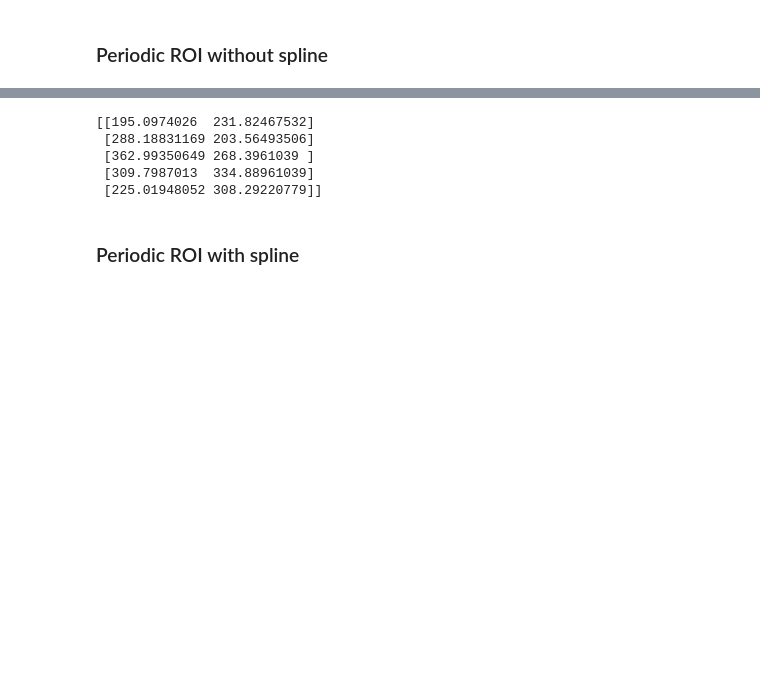
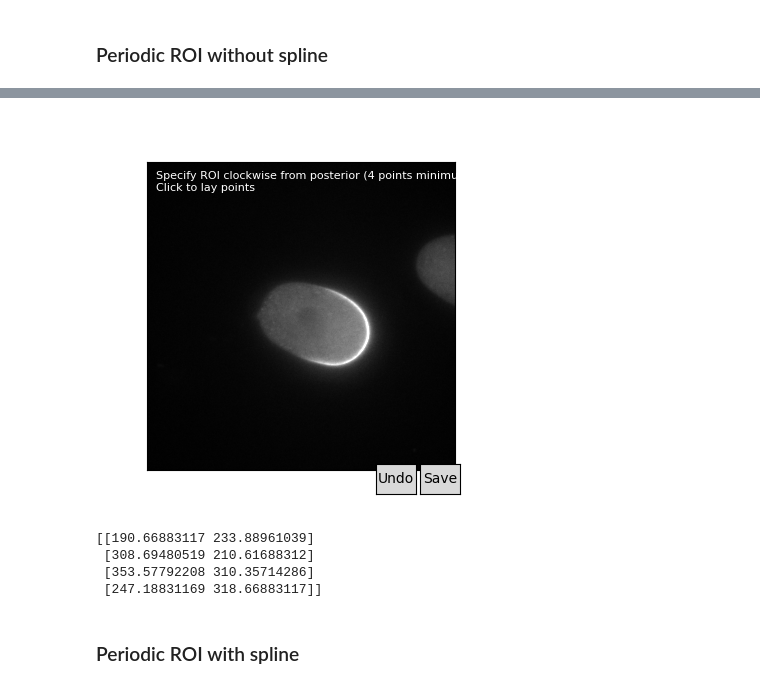
Before and after one commit to tsmbland/matplotlib-polyroi, a Jupyter notebook: scripts/Demonstration.ipynb, the cells around one changed output, grey strips where cells are left out. Saved outputs shown, nothing was run; the diff lists cells and outputs as text; code cells hidden in the pictures; blank space fills up the shorter version.

```diff
--- a/scripts/Demonstration.ipynb
+++ b/scripts/Demonstration.ipynb
@@ -24,6 +23,6 @@ ax.imshow(img, cmap='gray')
 ### Periodic ROI without spline
 # %%
 # Draw and save ROI
-r1 = RoiJupyter(img, periodic=True, spline=False)
+r1 = ROI_jupyter(img, periodic=True, spline=False)
 r1.run()
 # %% [output]
@@ -32,13 +29,13 @@ r1.run()
+[figure, added]
 # %%
 # Print ROI and save to text file - DO NOT RUN THIS CELL UNTIL ROI HAS BEEN DRAWN AND SAVED!
 print(r1.roi)
 np.savetxt('roi1.txt', r1.roi)
 # %% [output]
-[[195.0974026  231.82467532]
- [288.18831169 203.56493506]
- [362.99350649 268.3961039 ]
- [309.7987013  334.88961039]
- [225.01948052 308.29220779]]
+[[190.66883117 233.88961039]
+ [308.69480519 210.61688312]
+ [353.57792208 310.35714286]
+ [247.18831169 318.66883117]]
 # %% [markdown]
 ### Periodic ROI with spline
 # %%
```
Also changed, not shown: parts of 8 cells of this notebook, 4 other files.
